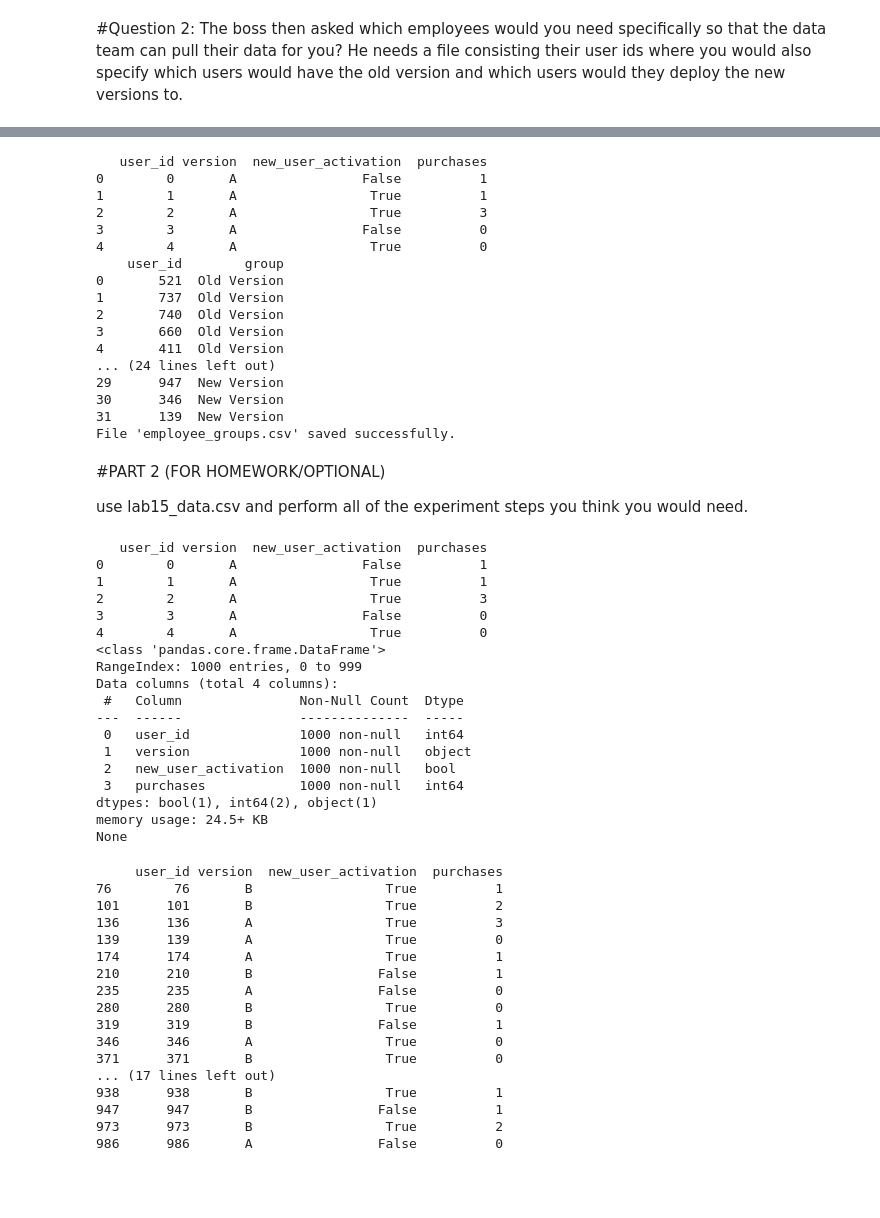
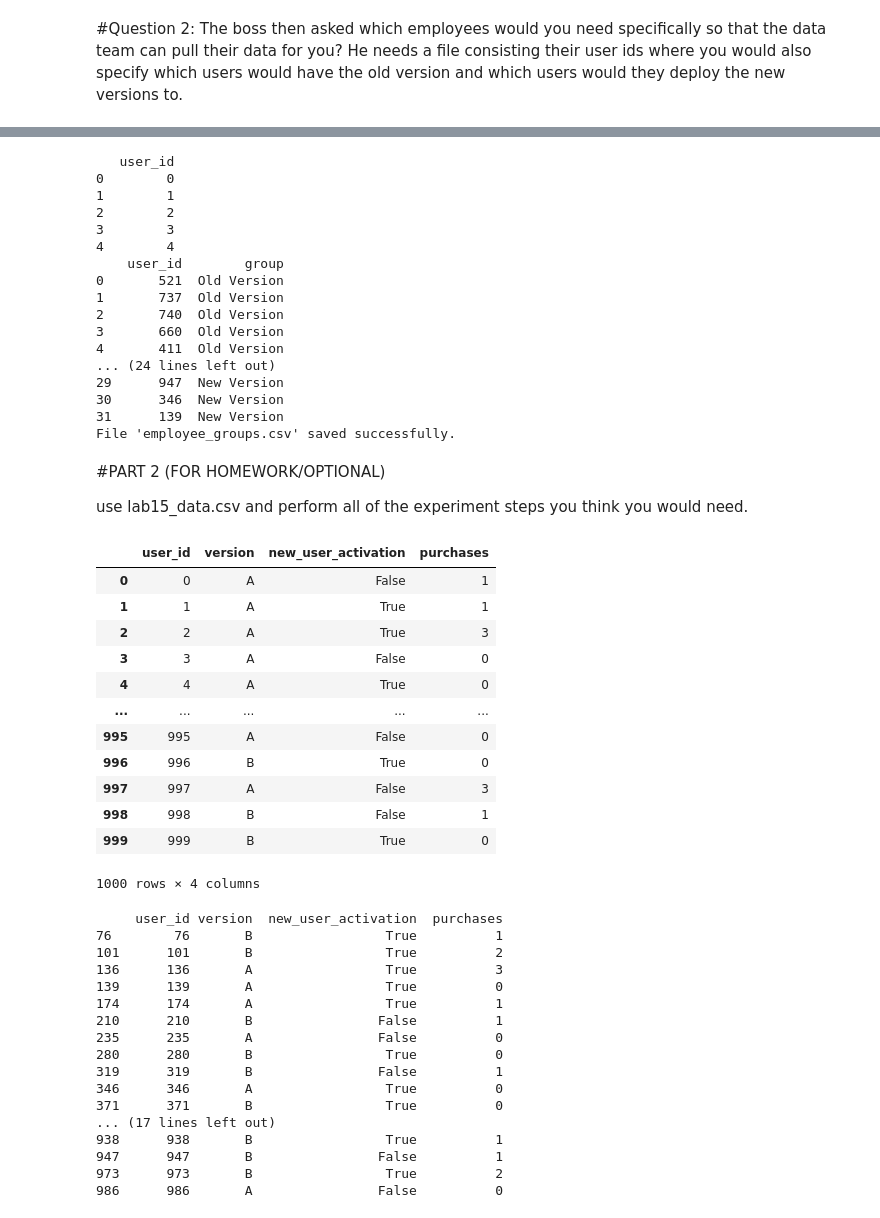
Before and after one commit to klbailey/ADA, a Jupyter notebook: Copy_of_ADA_LAB_15.ipynb, the cells around one changed output, grey strips where cells are left out. Saved outputs shown, nothing was run; the diff lists cells and outputs as text; code cells hidden in the pictures; blank space fills up the shorter version.

```diff
--- a/Copy_of_ADA_LAB_15.ipynb
+++ b/Copy_of_ADA_LAB_15.ipynb
@@ -40,7 +58,7 @@ import pandas as pd
 import numpy as np
 
 # Read the CSV file containing the employee data
-data = pd.read_csv("lab15_data.csv")
+data = pd.read_csv("user_id.csv")
 
 # Display the first few rows of the DataFrame to understand its structure
 print(data.head())
@@ -73,12 +91,12 @@ employee_groups.to_csv("employee_groups.csv", index=False)
 
 print("File 'employee_groups.csv' saved successfully.")
 # %% [output]
-   user_id version  new_user_activation  purchases
-0        0       A                False          1
-1        1       A                 True          1
-2        2       A                 True          3
-3        3       A                False          0
-4        4       A                 True          0
+   user_id
+0        0
+1        1
+2        2
+3        3
+4        4
     user_id        group
 0       521  Old Version
 1       737  Old Version
@@ -94,36 +112,24 @@ File 'employee_groups.csv' saved successfully.
 #PART 2 (FOR HOMEWORK/OPTIONAL)
 
 use lab15_data.csv and perform all of the experiment steps you think you would need.
-# %%
-# Load/Inspect Data
-
-# Load the CSV file containing the employee data
-data = pd.read_csv("lab15_data.csv")
-
-# Display the first few rows of the DataFrame to understand its structure
-print(data.head())
-
-# Display basic information about the DataFrame
-print(data.info())
-# %% [output]
-   user_id version  new_user_activation  purchases
-0        0       A                False          1
-1        1       A                 True          1
-2        2       A                 True          3
-3        3       A                False          0
-4        4       A                 True          0
-<class 'pandas.core.frame.DataFrame'>
-RangeIndex: 1000 entries, 0 to 999
-Data columns (total 4 columns):
- #   Column               Non-Null Count  Dtype
----  ------               --------------  -----
- 0   user_id              1000 non-null   int64
- 1   version              1000 non-null   object
- 2   new_user_activation  1000 non-null   bool
- 3   purchases            1000 non-null   int64
-dtypes: bool(1), int64(2), object(1)
-memory usage: 24.5+ KB
-None
+# %%
+import pandas as pd
+df = pd.read_csv('lab15_data.csv')
+df
+# %% [output]
+|  | user_id | version | new_user_activation | purchases |
+| 0 | 0 | A | False | 1 |
+| 1 | 1 | A | True | 1 |
+| 2 | 2 | A | True | 3 |
+| 3 | 3 | A | False | 0 |
+| 4 | 4 | A | True | 0 |
+| ... | ... | ... | ... | ... |
+| 995 | 995 | A | False | 0 |
+| 996 | 996 | B | True | 0 |
+| 997 | 997 | A | False | 3 |
+| 998 | 998 | B | False | 1 |
+| 999 | 999 | B | True | 0 |
+1000 rows × 4 columns
 # %%
 # Randomly Select Required Sample size
 
```
Also changed, not shown: parts of 3 cells of this notebook.
